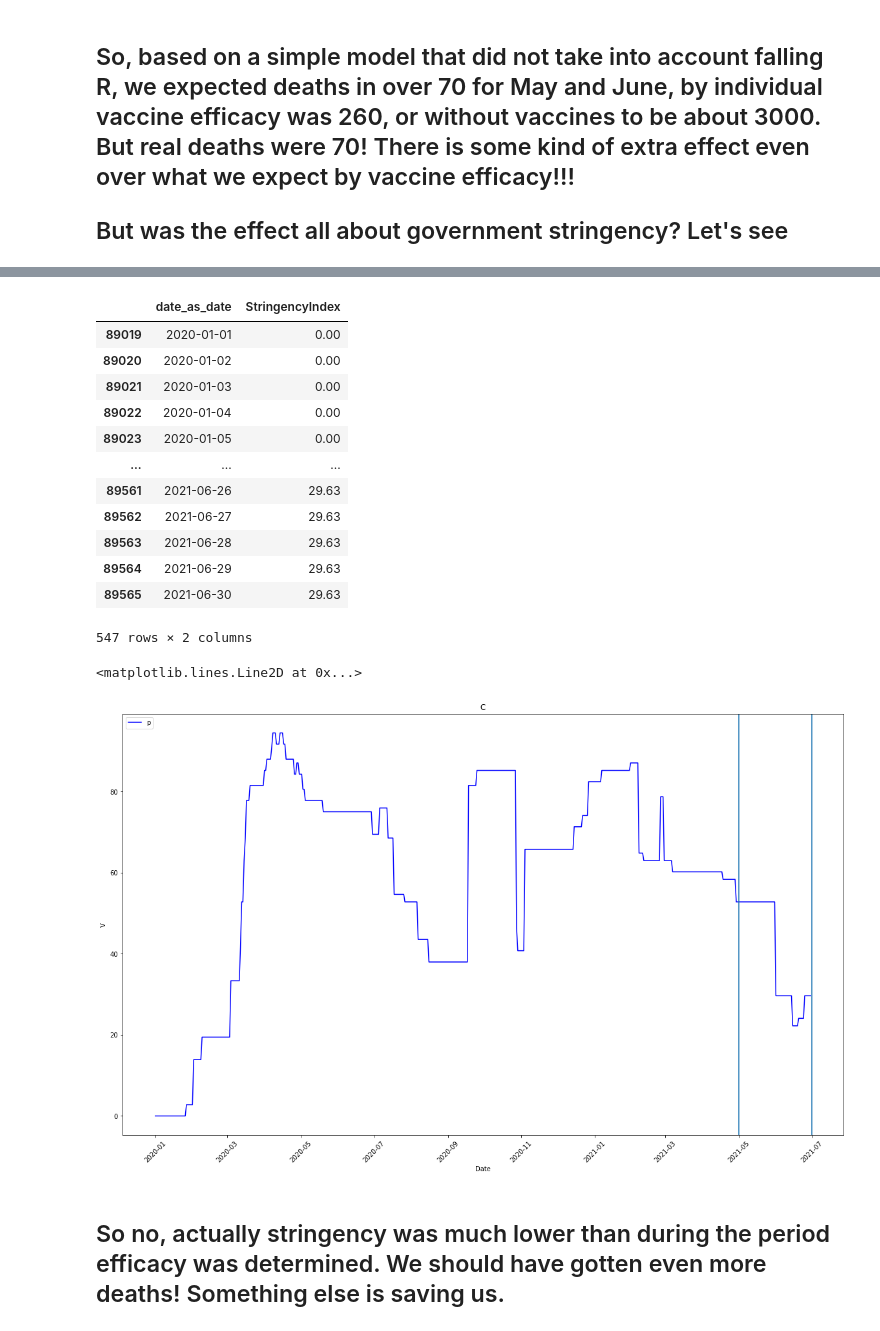
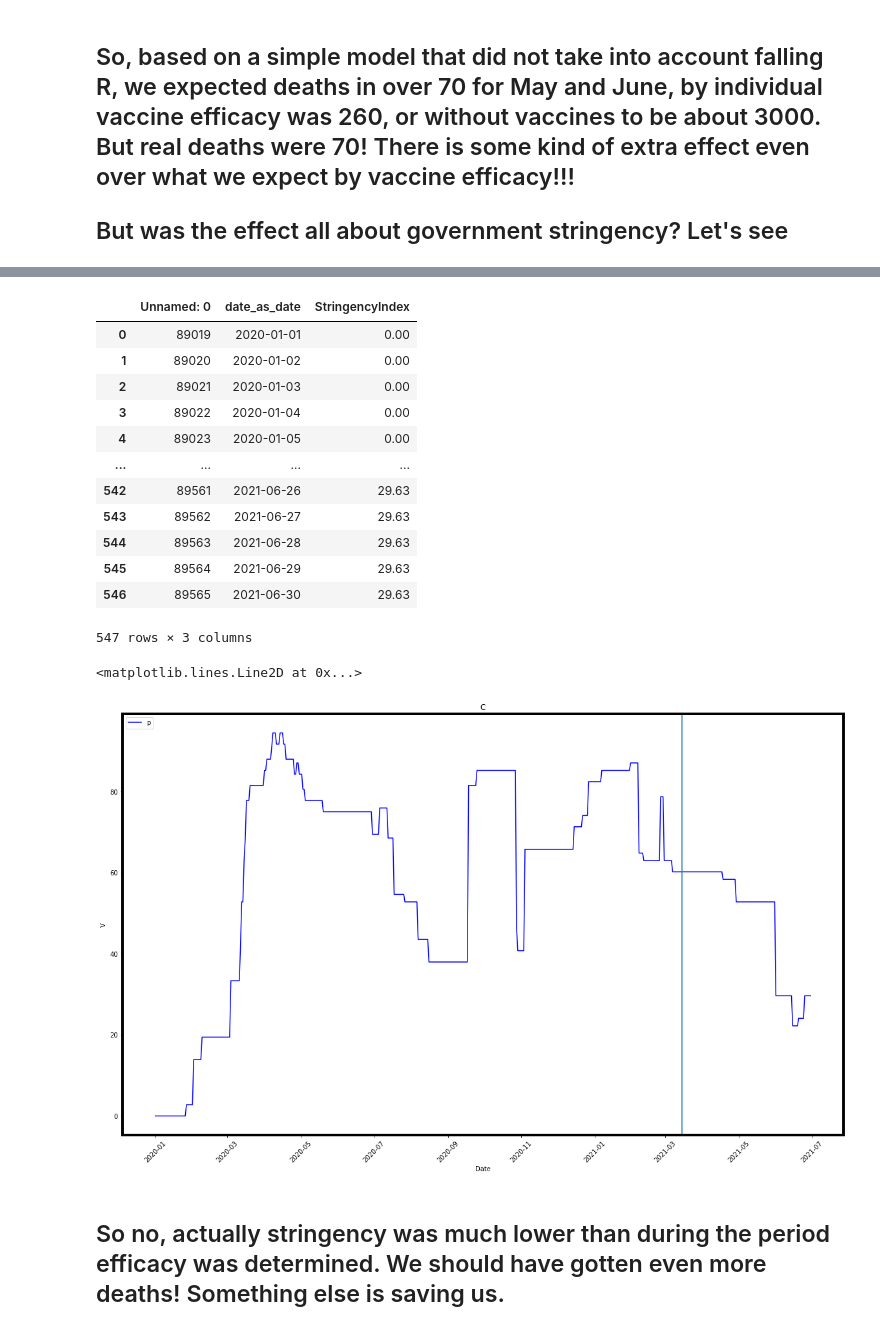
Before and after one commit to drcandacemakedamoore/for_dr_ronen_arbel, a Jupyter notebook: updated_may_june_v1.ipynb, the cells around one changed output, grey strips where cells are left out. Drawn from its saved outputs; the diff is of its cells as text; code cells hidden in the pictures.

Commit message:
curves for binder

```diff
--- a/updated_may_june_v1.ipynb
+++ b/updated_may_june_v1.ipynb
@@ -407,45 +399,47 @@ israeli_ox.to_csv('D:/MAXCORlabwork/covid/most_current_csvs/maxcor_covid_with_ox
+# %%
+israeli_ox = pd.read_csv('D:/MAXCORlabwork/covid/most_current_csvs/maxcor_covid_with_oxford_stringency_data.csv')
 # %%
 israeli_ox
 # %% [output]
-|  | date_as_date | StringencyIndex |
-| 89019 | 2020-01-01 | 0.00 |
-| 89020 | 2020-01-02 | 0.00 |
-| 89021 | 2020-01-03 | 0.00 |
-| 89022 | 2020-01-04 | 0.00 |
-| 89023 | 2020-01-05 | 0.00 |
-| ... | ... | ... |
-| 89561 | 2021-06-26 | 29.63 |
-| 89562 | 2021-06-27 | 29.63 |
-| 89563 | 2021-06-28 | 29.63 |
-| 89564 | 2021-06-29 | 29.63 |
-| 89565 | 2021-06-30 | 29.63 |
+|  | Unnamed: 0 | date_as_date | StringencyIndex |
+| 0 | 89019 | 2020-01-01 | 0.00 |
+| 1 | 89020 | 2020-01-02 | 0.00 |
+| 2 | 89021 | 2020-01-03 | 0.00 |
+| 3 | 89022 | 2020-01-04 | 0.00 |
+| 4 | 89023 | 2020-01-05 | 0.00 |
+| ... | ... | ... | ... |
+| 542 | 89561 | 2021-06-26 | 29.63 |
+| 543 | 89562 | 2021-06-27 | 29.63 |
+| 544 | 89563 | 2021-06-28 | 29.63 |
+| 545 | 89564 | 2021-06-29 | 29.63 |
+| 546 | 89565 | 2021-06-30 | 29.63 |
-547 rows × 2 columns
+547 rows × 3 columns
 # %%
 # show MOH daily deaths
 fig, ax = plt.subplots(figsize=(20, 12))
 
 #Add x-axis and y-axis
-ax.plot(israeli_ox.date_as_date,
+ax.plot(pd.to_datetime(israeli_ox.date_as_date, format='%Y-%m-%d'),
        israeli_ox.StringencyIndex,
        label='p',
        color='blue')
 
 
 
 # Set title and labels for axes
 ax.set(xlabel="Date",
        ylabel="V",
        title="C")
 
 plt.xticks(rotation=45)
 plt.legend(loc='upper left')
 
-#plt.axvline(dt.datetime(2021, 3, 15))
-plt.axvline(dt.datetime(2021, 5, 1))
-plt.axvline(dt.datetime(2021, 7, 1))
+plt.axvline(dt.datetime(2021, 3, 15))
+# plt.axvline(dt.datetime(2021, 5, 1))
+# plt.axvline(dt.datetime(2021, 7, 1))
 # %% [output]
 <matplotlib.lines.Line2D at 0x...>
-[figure, old version]
+[figure, new version]
 # %% [markdown]
 ## So no, actually stringency was much lower than during the period efficacy was determined. We should have gotten even more deaths! Something else is saving us.
 # %%
```
Also changed, not shown: parts of 8 cells of this notebook, 4 other files.
